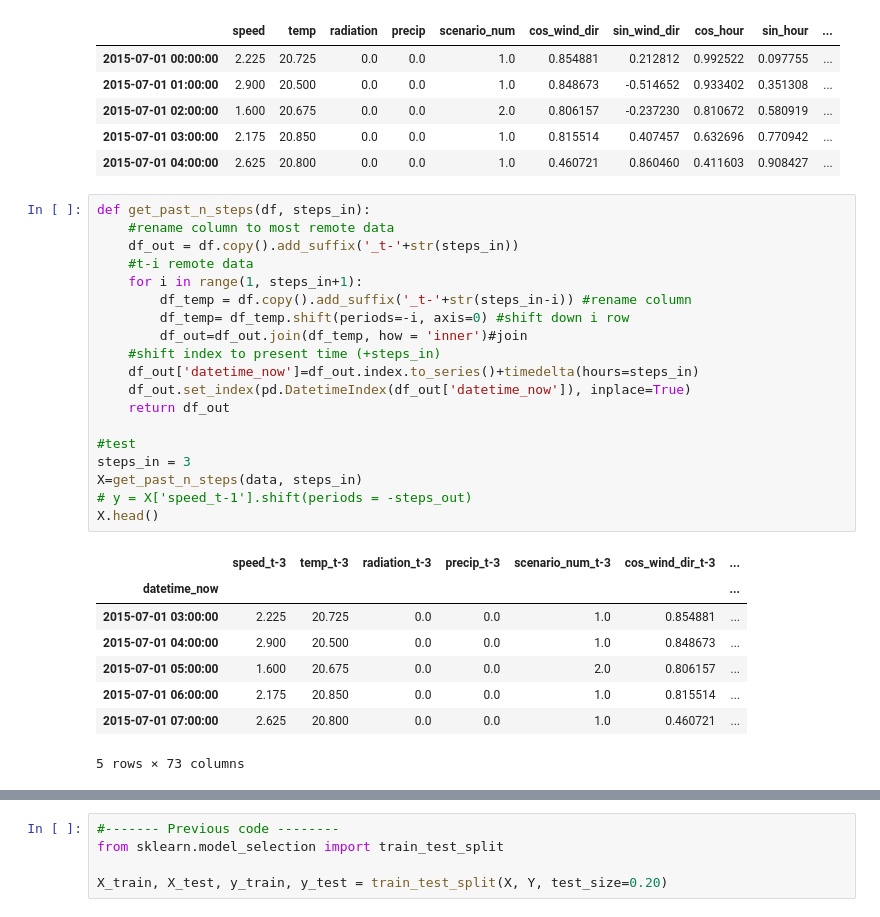
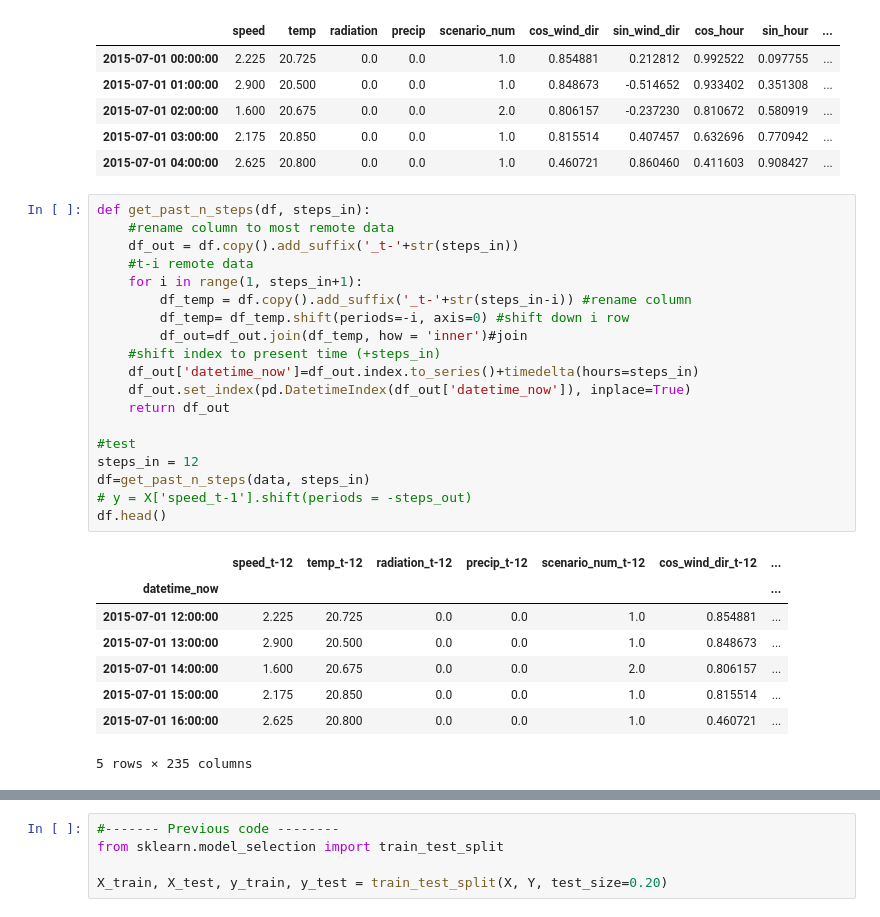
Before and after one commit to leobix/safi, a Jupyter notebook: safi_project_processing-classification.ipynb, the cells around one changed output, grey strips where cells are left out. Drawn from its saved outputs; the diff is of its cells as text.

```diff
--- a/safi_project_processing-classification.ipynb
+++ b/safi_project_processing-classification.ipynb
@@ -80,28 +81,28 @@ data.head()
 # %%
 def get_past_n_steps(df, steps_in):
     #rename column to most remote data
     df_out = df.copy().add_suffix('_t-'+str(steps_in))
     #t-i remote data
     for i in range(1, steps_in+1):
         df_temp = df.copy().add_suffix('_t-'+str(steps_in-i)) #rename column
         df_temp= df_temp.shift(periods=-i, axis=0) #shift down i row
         df_out=df_out.join(df_temp, how = 'inner')#join
     #shift index to present time (+steps_in)
     df_out['datetime_now']=df_out.index.to_series()+timedelta(hours=steps_in)
     df_out.set_index(pd.DatetimeIndex(df_out['datetime_now']), inplace=True)
     return df_out
 
 #test
-steps_in = 3
-X=get_past_n_steps(data, steps_in)
+steps_in = 12
+df=get_past_n_steps(data, steps_in)
 # y = X['speed_t-1'].shift(periods = -steps_out)
-X.head()
+df.head()
 # %% [output]
-|  | speed_t-3 | temp_t-3 | radiation_t-3 | precip_t-3 | scenario_num_t-3 | cos_wind_dir_t-3 | ... |
+|  | speed_t-12 | temp_t-12 | radiation_t-12 | precip_t-12 | scenario_num_t-12 | cos_wind_dir_t-12 | ... |
 | datetime_now |  |  |  |  |  |  | ... |
-| 2015-07-01 03:00:00 | 2.225 | 20.725 | 0.0 | 0.0 | 1.0 | 0.854881 | ... |
-| 2015-07-01 04:00:00 | 2.900 | 20.500 | 0.0 | 0.0 | 1.0 | 0.848673 | ... |
-| 2015-07-01 05:00:00 | 1.600 | 20.675 | 0.0 | 0.0 | 2.0 | 0.806157 | ... |
-| 2015-07-01 06:00:00 | 2.175 | 20.850 | 0.0 | 0.0 | 1.0 | 0.815514 | ... |
-| 2015-07-01 07:00:00 | 2.625 | 20.800 | 0.0 | 0.0 | 1.0 | 0.460721 | ... |
+| 2015-07-01 12:00:00 | 2.225 | 20.725 | 0.0 | 0.0 | 1.0 | 0.854881 | ... |
+| 2015-07-01 13:00:00 | 2.900 | 20.500 | 0.0 | 0.0 | 1.0 | 0.848673 | ... |
+| 2015-07-01 14:00:00 | 1.600 | 20.675 | 0.0 | 0.0 | 2.0 | 0.806157 | ... |
+| 2015-07-01 15:00:00 | 2.175 | 20.850 | 0.0 | 0.0 | 1.0 | 0.815514 | ... |
+| 2015-07-01 16:00:00 | 2.625 | 20.800 | 0.0 | 0.0 | 1.0 | 0.460721 | ... |
-5 rows × 73 columns
+5 rows × 235 columns
```
Also changed, not shown: parts of 18 cells of this notebook.
